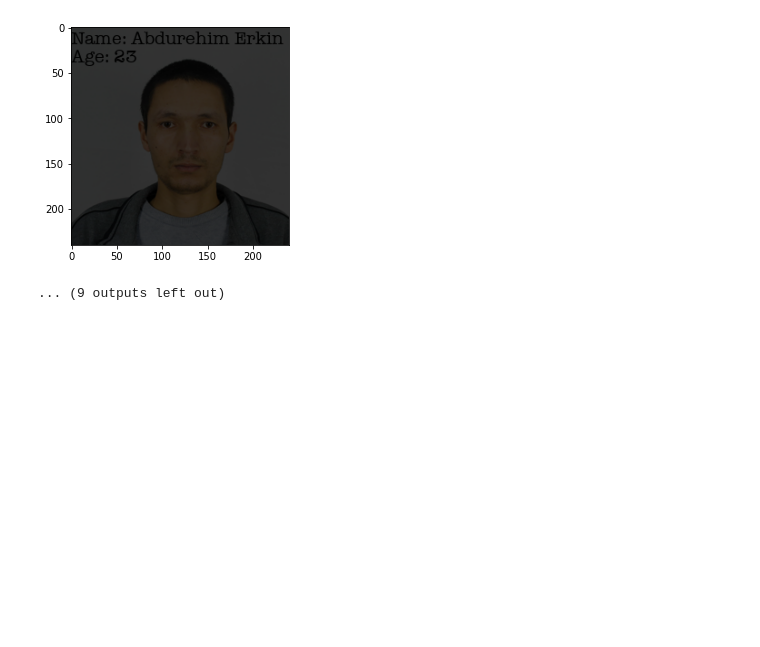
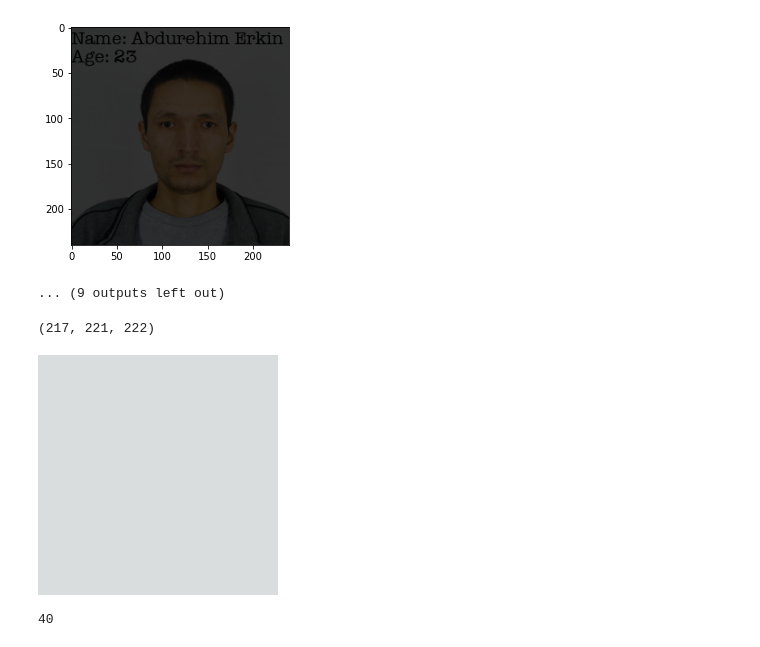
Before and after one commit to drmattyg/never_forget, a Jupyter notebook: test.ipynb, the cells around one changed output. Cells and saved outputs as stored; diff of their text form; code cells hidden in the pictures; blank space fills up the shorter version.

```diff
--- a/test.ipynb
+++ b/test.ipynb
@@ -84,0 +90,24 @@ for im in fade_iter:
+# %%
+
+from PIL import Image
+imdir = '/Users/matthewgordon/repo/never_forget/xinjiang_data/processed_images/'
+im1 = Image.open(imdir + '1771.bmp')
+# %%
+def get_max_color(im):
+    arr = np.array(im)
+    colors, count = np.unique(arr.reshape(-1,arr.shape[-1]), axis=0, return_counts=True)
+    return tuple(colors[count.argmax()])
+maxcolor = get_max_color(im1)
+maxcolor
+# %% [output]
+(217, 221, 222)
+# %%
+bgimg = Image.new('RGB', (240, 240), maxcolor)
+bgimg
+# %% [output]
+[figure, added]
+# %%
+offset = int((240 - 160)/2)
+offset
+# %% [output]
+40
```
Also changed, not shown: parts of 3 cells of this notebook, 2 other files.
